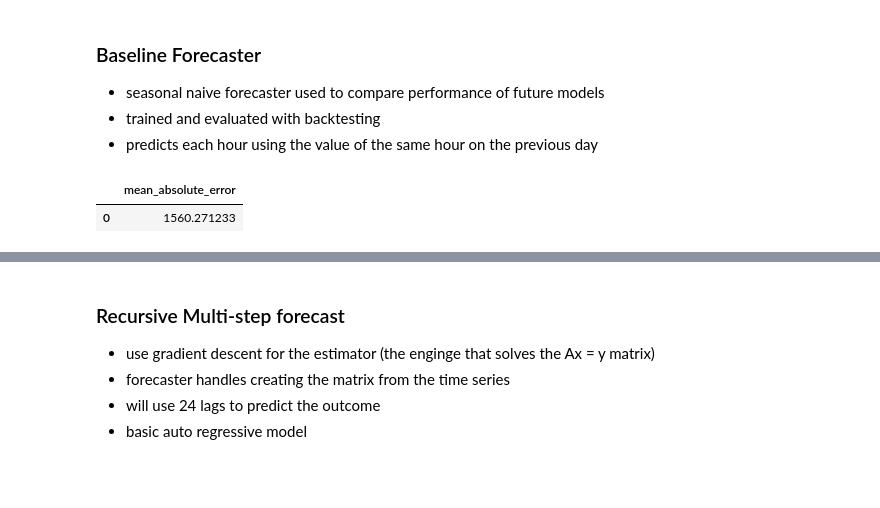
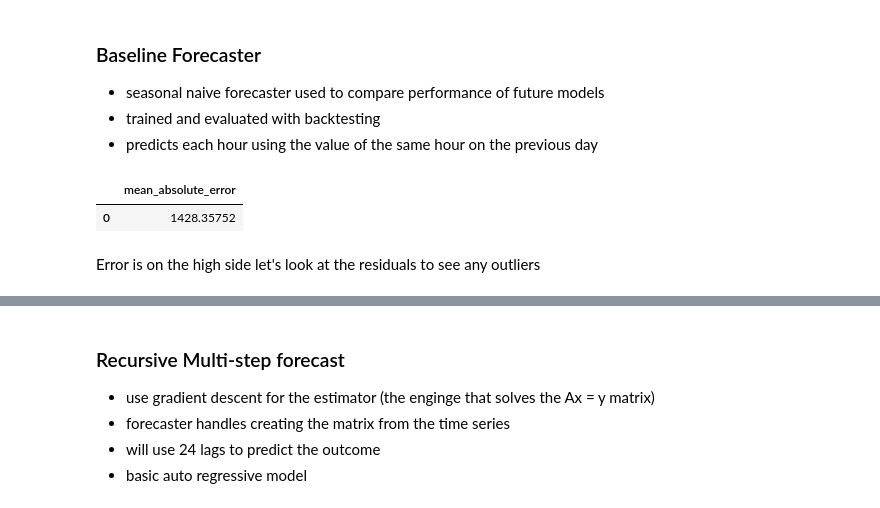
Before and after one commit to maxwellgriffith345/LoadForecast, a Jupyter notebook: notebooks/Train.ipynb, the cells around one changed output, grey strips where cells are left out. Cells and saved outputs as stored; diff of their text form; code cells hidden in the pictures; blank space fills up the shorter version.

Commit message:
started training on gs data

```diff
--- a/notebooks/Train.ipynb
+++ b/notebooks/Train.ipynb
@@ -27,7 +27,7 @@ from skforecast.metrics import calculate_coverage
 import warnings
 warnings.filterwarnings('once')
 # %%
-df = (pd.read_csv("../data/raw/loadtempday_clean.csv")
+df = (pd.read_csv("../data/raw/gsloadtemp_clean.csv")
         .drop_duplicates()
         .pipe(lambda df: df.set_index(pd.to_datetime(df["date"])))
         .drop(columns = ["date"])
@@ -71,31 +75,33 @@ Test dates       : 2025-01-01 00:00:00 --- 2025-12-31 23:00:00  (n=8760)
 - seasonal naive forecaster used to compare performance of future models
 - trained and evaluated with backtesting
 - predicts each hour using the value of the same hour on the previous day
+# %%
+cv = TimeSeriesFold(
+    steps              = 24,      # forecasting 24 hours ahead
+    initial_train_size = len(data_train),  # full training set as starting point
+    refit              = False,   # don't refit on each fold
+    fixed_train_size   = False,   # growing window
+)
 # %%
 # Create baseline: value of the same hour of the previous day
-forecaster = ForecasterEquivalentDate(
+base_forecaster = ForecasterEquivalentDate(
                  offset    = pd.DateOffset(days=1),
                  n_offsets = 1
              )
 
 # Train forecaster
 #forecaster.fit(y=data.loc[:VAL_END, 'Demand'])
-# %%
-# Create cross validation folds to test all models
-cv = TimeSeriesFold(
-        steps              = 24,
-        initial_train_size = len(data.loc[:VAL_END]),
-        refit              = False
-)
 # %%
 #Base line forecaster evaluation
 metric, predictions = backtesting_forecaster(
-                          forecaster = forecaster,
+                          forecaster = base_forecaster,
                           y          = data['Demand'],
                           cv         = cv,
                           metric     = 'mean_absolute_error'
                        )
 metric
 # %% [output]
 |  | mean_absolute_error |
-| 0 | 1560.271233 |
+| 0 | 1428.35752 |
+# %% [markdown]
+Error is on the high side let's look at the residuals to see any outliers
```
Also changed, not shown: parts of 31 cells of this notebook.
